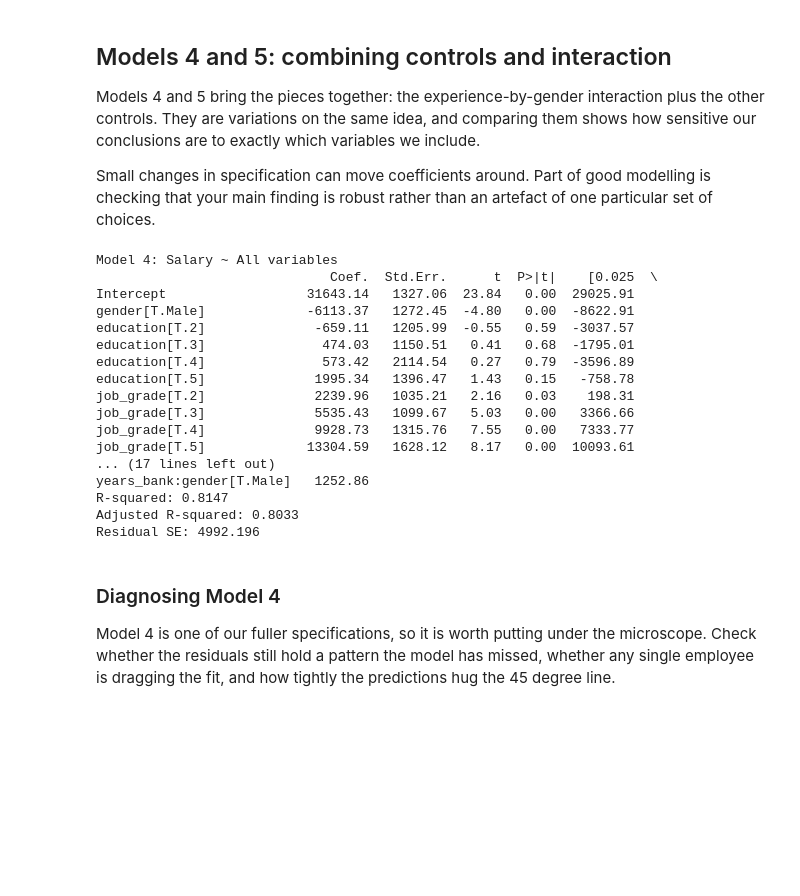
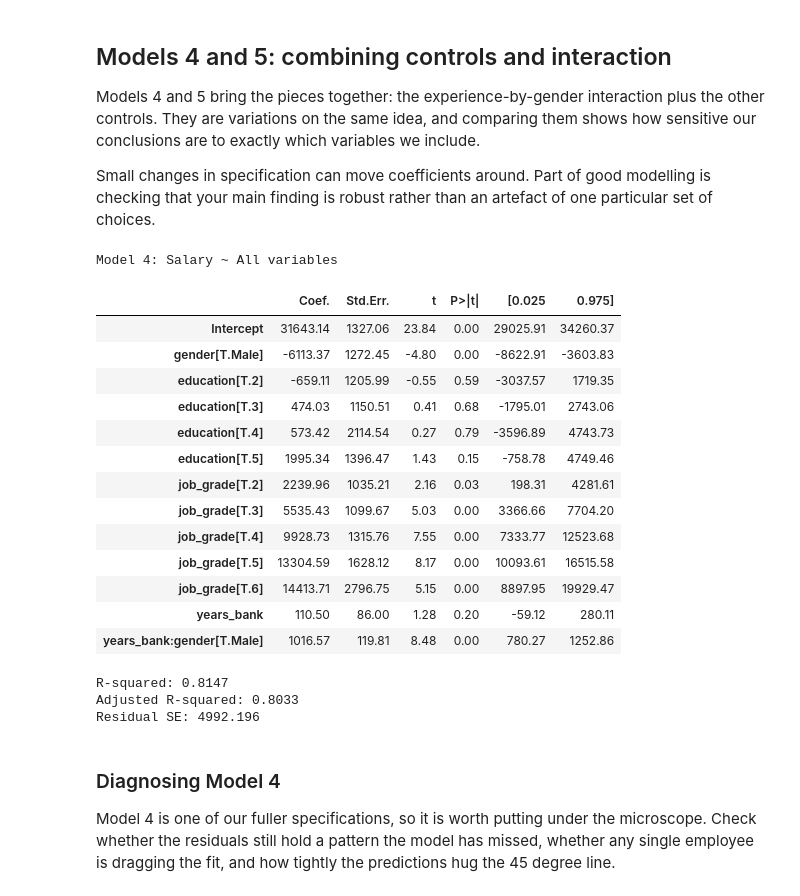
Before and after one commit to Armandundar/am01-code-sep2026, a Jupyter notebook: session09_lecture5/03_bank_salaries.ipynb, the cells around one changed output. Saved outputs shown, nothing was run; the diff lists cells and outputs as text; code cells hidden in the pictures; blank space fills up the shorter version.

```diff
--- a/session09_lecture5/03_bank_salaries.ipynb
+++ b/session09_lecture5/03_bank_salaries.ipynb
@@ -295,29 +289,30 @@ Small changes in specification can move coefficients around. Part of good modell
 # %%
 # Model 4: Salary ~ All variables
 model4 = smf.ols('salary ~ years_bank * gender + education + job_grade', data=bank_salaries).fit()
 print("\nModel 4: Salary ~ All variables")
-print(model4.summary2().tables[1].round(2))
+display(model4.summary2().tables[1].round(2))
 print("R-squared:", model4.rsquared.round(4))
 print("Adjusted R-squared:", model4.rsquared_adj.round(4))
 print(f"Residual SE: {model4.scale ** 0.5:.3f}")  # Residual standard error is the square root of the scale (MSE of residuals).
 # %% [output]
 Model 4: Salary ~ All variables
-                              Coef.  Std.Err.      t  P>|t|    [0.025  \
-Intercept                  31643.14   1327.06  23.84   0.00  29025.91
-gender[T.Male]             -6113.37   1272.45  -4.80   0.00  -8622.91
-education[T.2]              -659.11   1205.99  -0.55   0.59  -3037.57
-education[T.3]               474.03   1150.51   0.41   0.68  -1795.01
-education[T.4]               573.42   2114.54   0.27   0.79  -3596.89
-education[T.5]              1995.34   1396.47   1.43   0.15   -758.78
-job_grade[T.2]              2239.96   1035.21   2.16   0.03    198.31
-job_grade[T.3]              5535.43   1099.67   5.03   0.00   3366.66
-job_grade[T.4]              9928.73   1315.76   7.55   0.00   7333.77
-job_grade[T.5]             13304.59   1628.12   8.17   0.00  10093.61
-... (17 lines left out)
-years_bank:gender[T.Male]   1252.86
-R-squared: 0.8147
-Adjusted R-squared: 0.8033
-Residual SE: 4992.196
+|  | Coef. | Std.Err. | t | P>|t| | [0.025 | 0.975] |
+| Intercept | 31643.14 | 1327.06 | 23.84 | 0.00 | 29025.91 | 34260.37 |
+| gender[T.Male] | -6113.37 | 1272.45 | -4.80 | 0.00 | -8622.91 | -3603.83 |
+| education[T.2] | -659.11 | 1205.99 | -0.55 | 0.59 | -3037.57 | 1719.35 |
+| education[T.3] | 474.03 | 1150.51 | 0.41 | 0.68 | -1795.01 | 2743.06 |
+| education[T.4] | 573.42 | 2114.54 | 0.27 | 0.79 | -3596.89 | 4743.73 |
+| education[T.5] | 1995.34 | 1396.47 | 1.43 | 0.15 | -758.78 | 4749.46 |
+| job_grade[T.2] | 2239.96 | 1035.21 | 2.16 | 0.03 | 198.31 | 4281.61 |
+| job_grade[T.3] | 5535.43 | 1099.67 | 5.03 | 0.00 | 3366.66 | 7704.20 |
+| job_grade[T.4] | 9928.73 | 1315.76 | 7.55 | 0.00 | 7333.77 | 12523.68 |
+| job_grade[T.5] | 13304.59 | 1628.12 | 8.17 | 0.00 | 10093.61 | 16515.58 |
+| job_grade[T.6] | 14413.71 | 2796.75 | 5.15 | 0.00 | 8897.95 | 19929.47 |
+| years_bank | 110.50 | 86.00 | 1.28 | 0.20 | -59.12 | 280.11 |
+| years_bank:gender[T.Male] | 1016.57 | 119.81 | 8.48 | 0.00 | 780.27 | 1252.86 |
+R-squared: 0.8147
+Adjusted R-squared: 0.8033
+Residual SE: 4992.196
 # %% [markdown]
 ### Diagnosing Model 4
 
```
Also changed, not shown: parts of 15 cells of this notebook.
